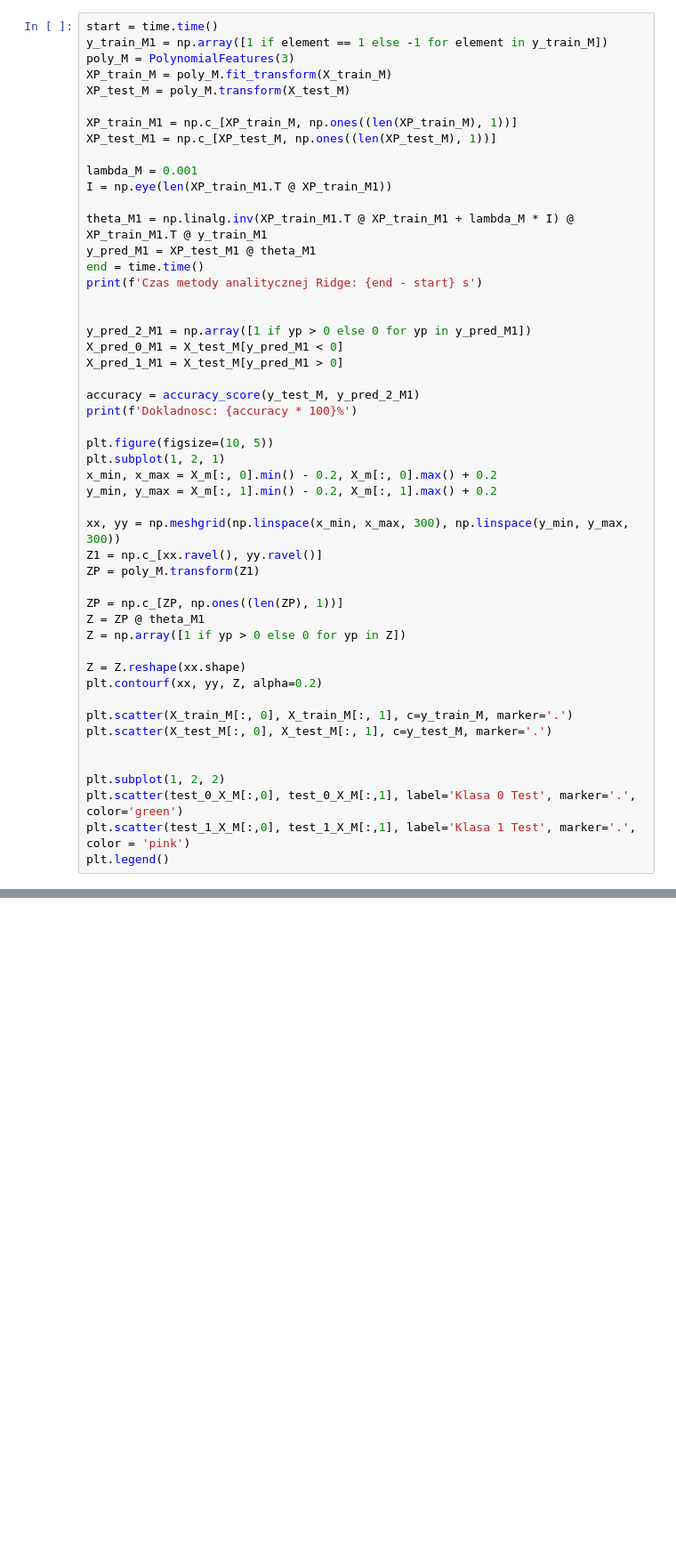
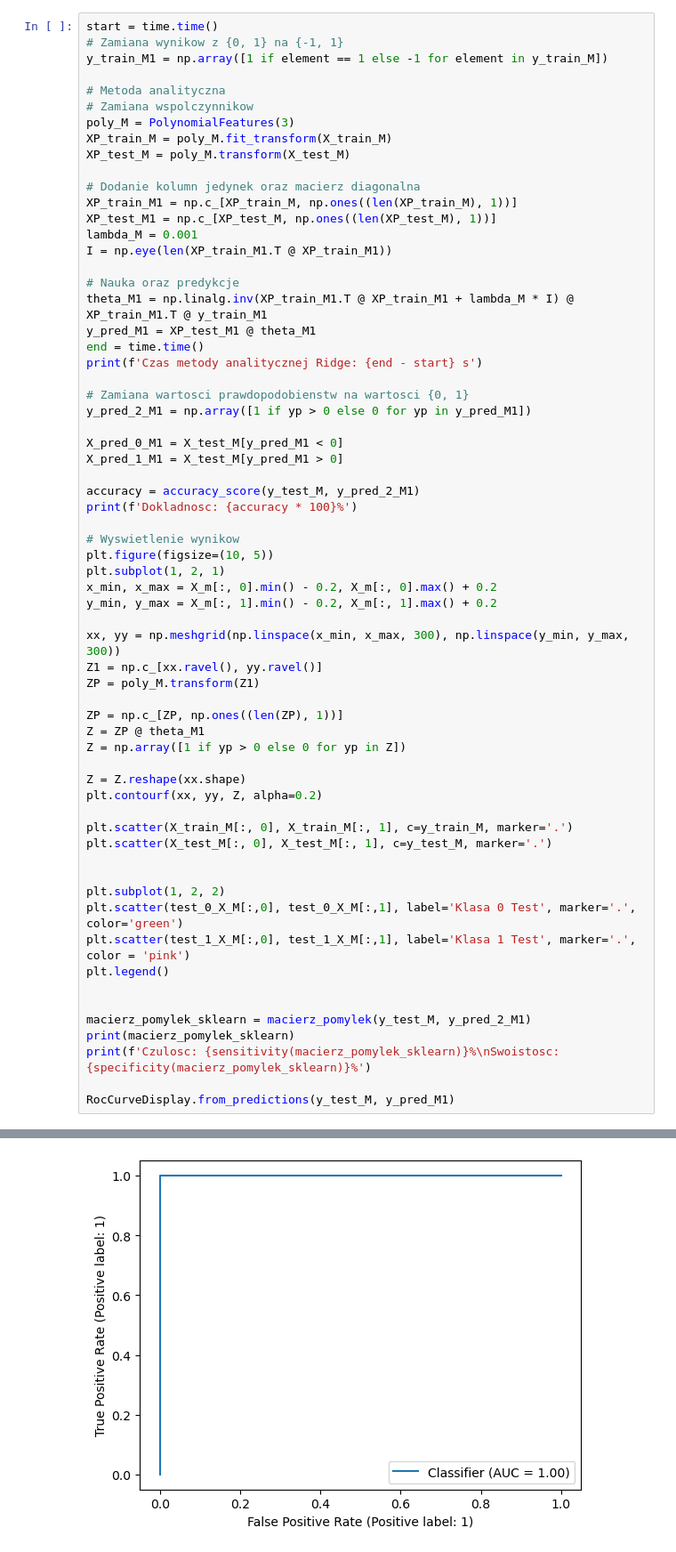
Before and after one commit to HaZhul/ML-models, a Jupyter notebook: PUM2/2_254397_Dominik_Pabiniak.ipynb, the cells around one changed output, grey strips where cells are left out. Shown at 89% size. Cells and saved outputs as stored; diff of their text form; blank space fills up the shorter version.

```diff
--- a/PUM2/2_254397_Dominik_Pabiniak.ipynb
+++ b/PUM2/2_254397_Dominik_Pabiniak.ipynb
@@ -226,29 +242,36 @@ X: 2597, y: 2597
 # %%
 start = time.time()
+# Zamiana wynikow z {0, 1} na {-1, 1}
 y_train_M1 = np.array([1 if element == 1 else -1 for element in y_train_M])
+
+# Metoda analityczna
+# Zamiana wspolczynnikow
 poly_M = PolynomialFeatures(3)
 XP_train_M = poly_M.fit_transform(X_train_M)
 XP_test_M = poly_M.transform(X_test_M)
 
+# Dodanie kolumn jedynek oraz macierz diagonalna
 XP_train_M1 = np.c_[XP_train_M, np.ones((len(XP_train_M), 1))]
 XP_test_M1 = np.c_[XP_test_M, np.ones((len(XP_test_M), 1))]
-
 lambda_M = 0.001
 I = np.eye(len(XP_train_M1.T @ XP_train_M1))
 
+# Nauka oraz predykcje
 theta_M1 = np.linalg.inv(XP_train_M1.T @ XP_train_M1 + lambda_M * I) @ XP_train_M1.T @ y_train_M1
 y_pred_M1 = XP_test_M1 @ theta_M1
 end = time.time()
 print(f'Czas metody analitycznej Ridge: {end - start} s')
 
+# Zamiana wartosci prawdopodobienstw na wartosci {0, 1}
+y_pred_2_M1 = np.array([1 if yp > 0 else 0 for yp in y_pred_M1])
 
-y_pred_2_M1 = np.array([1 if yp > 0 else 0 for yp in y_pred_M1])
 X_pred_0_M1 = X_test_M[y_pred_M1 < 0]
 X_pred_1_M1 = X_test_M[y_pred_M1 > 0]
 
 accuracy = accuracy_score(y_test_M, y_pred_2_M1)
 print(f'Dokladnosc: {accuracy * 100}%')
 
+# Wyswietlenie wynikow
 plt.figure(figsize=(10, 5))
 plt.subplot(1, 2, 1)
 x_min, x_max = X_m[:, 0].min() - 0.2, X_m[:, 0].max() + 0.2
@@ -273,4 +296,11 @@ plt.subplot(1, 2, 2)
 plt.scatter(test_0_X_M[:,0], test_0_X_M[:,1], label='Klasa 0 Test', marker='.', color='green')
 plt.scatter(test_1_X_M[:,0], test_1_X_M[:,1], label='Klasa 1 Test', marker='.', color = 'pink')
 plt.legend()
+
+
+macierz_pomylek_sklearn = macierz_pomylek(y_test_M, y_pred_2_M1)
+print(macierz_pomylek_sklearn)
+print(f'Czulosc: {sensitivity(macierz_pomylek_sklearn)}%\nSwoistosc: {specificity(macierz_pomylek_sklearn)}%')
+
+RocCurveDisplay.from_predictions(y_test_M, y_pred_M1)
 # %% [output]
@@ -280 +314,2 @@ Dokladnosc: 100.0%
 [figure]
+[figure, added]
```
Also changed, not shown: parts of 23 cells of this notebook.
